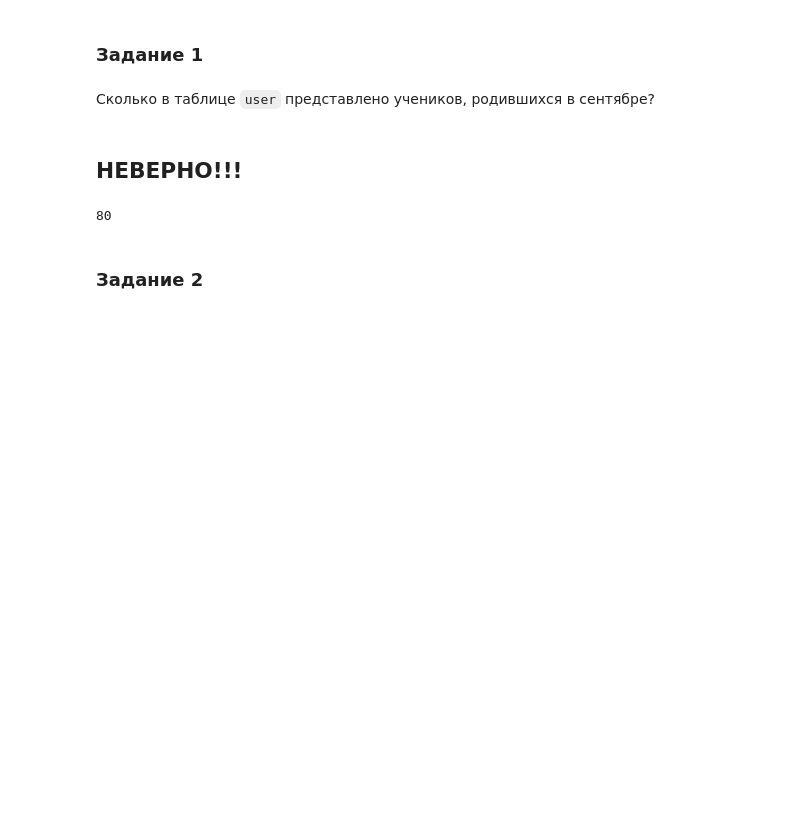
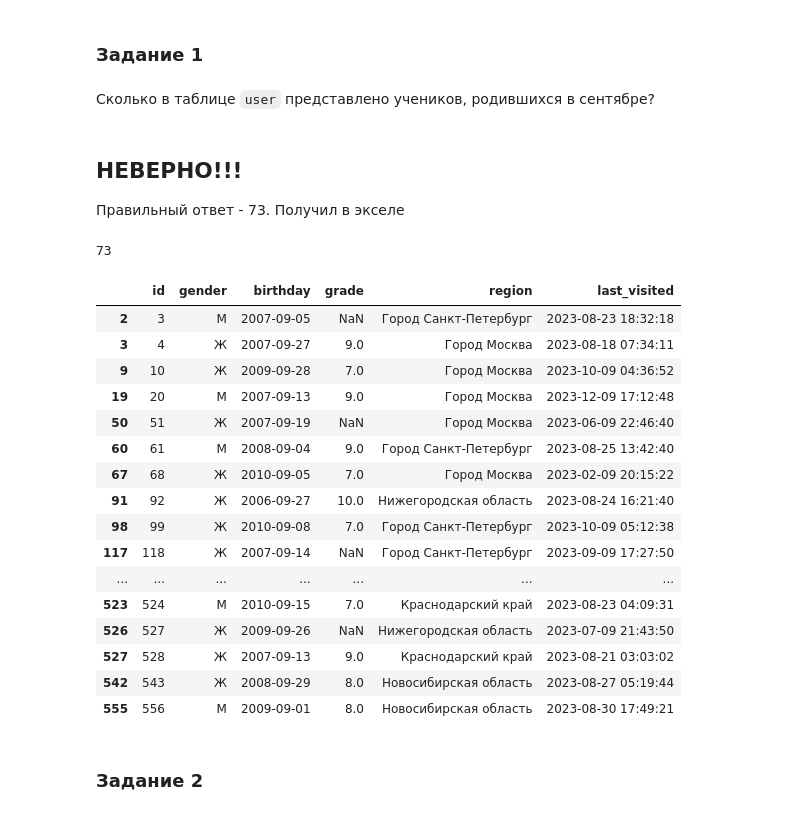
Before and after one commit to gbrs/sirius_data_analysis, a Jupyter notebook: module_3_tasks.ipynb, the cells around one changed output. Saved outputs shown, nothing was run; the diff lists cells and outputs as text; code cells hidden in the pictures; blank space fills up the shorter version.

```diff
--- a/module_3_tasks.ipynb
+++ b/module_3_tasks.ipynb
@@ -19,0 +9,5 @@ user.head()
+# %%
+user = pd.read_csv('user.csv')
+# %%
+user.birthday = pd.to_datetime(user.birthday, format='%d.%m.%Y')
+user.last_visited = pd.to_datetime(user.last_visited, format='%d.%m.%Y %H:%M:%S')
@@ -39,10 +42,31 @@ memory usage: 47.0+ KB
 Сколько в таблице `user` представлено учеников, родившихся в сентябре?
 # %% [markdown]
 ## НЕВЕРНО!!!
+Правильный ответ - 73. Получил в экселе
 # %%
 (user.birthday.dt.month == 9).sum()
 # %% [output]
-80
+73
+# %%
+user[user.birthday.dt.month == 9].head(50)
+# %% [output]
+|  | id | gender | birthday | grade | region | last_visited |
+| 2 | 3 | М | 2007-09-05 | NaN | Город Санкт-Петербург | 2023-08-23 18:32:18 |
+| 3 | 4 | Ж | 2007-09-27 | 9.0 | Город Москва | 2023-08-18 07:34:11 |
+| 9 | 10 | Ж | 2009-09-28 | 7.0 | Город Москва | 2023-10-09 04:36:52 |
+| 19 | 20 | М | 2007-09-13 | 9.0 | Город Москва | 2023-12-09 17:12:48 |
+| 50 | 51 | Ж | 2007-09-19 | NaN | Город Москва | 2023-06-09 22:46:40 |
+| 60 | 61 | М | 2008-09-04 | 9.0 | Город Санкт-Петербург | 2023-08-25 13:42:40 |
+| 67 | 68 | Ж | 2010-09-05 | 7.0 | Город Москва | 2023-02-09 20:15:22 |
+| 91 | 92 | Ж | 2006-09-27 | 10.0 | Нижегородская область | 2023-08-24 16:21:40 |
+| 98 | 99 | Ж | 2010-09-08 | 7.0 | Город Санкт-Петербург | 2023-10-09 05:12:38 |
+| 117 | 118 | Ж | 2007-09-14 | NaN | Город Санкт-Петербург | 2023-09-09 17:27:50 |
+| ... | ... | ... | ... | ... | ... | ... |
+| 523 | 524 | М | 2010-09-15 | 7.0 | Краснодарский край | 2023-08-23 04:09:31 |
+| 526 | 527 | Ж | 2009-09-26 | NaN | Нижегородская область | 2023-07-09 21:43:50 |
+| 527 | 528 | Ж | 2007-09-13 | 9.0 | Краснодарский край | 2023-08-21 03:03:02 |
+| 542 | 543 | Ж | 2008-09-29 | 8.0 | Новосибирская область | 2023-08-27 05:19:44 |
+| 555 | 556 | М | 2009-09-01 | 8.0 | Новосибирская область | 2023-08-30 17:49:21 |
 # %% [markdown]
 ### Задание 2
 # %% [markdown]
```
Also changed, not shown: parts of 7 cells of this notebook.
